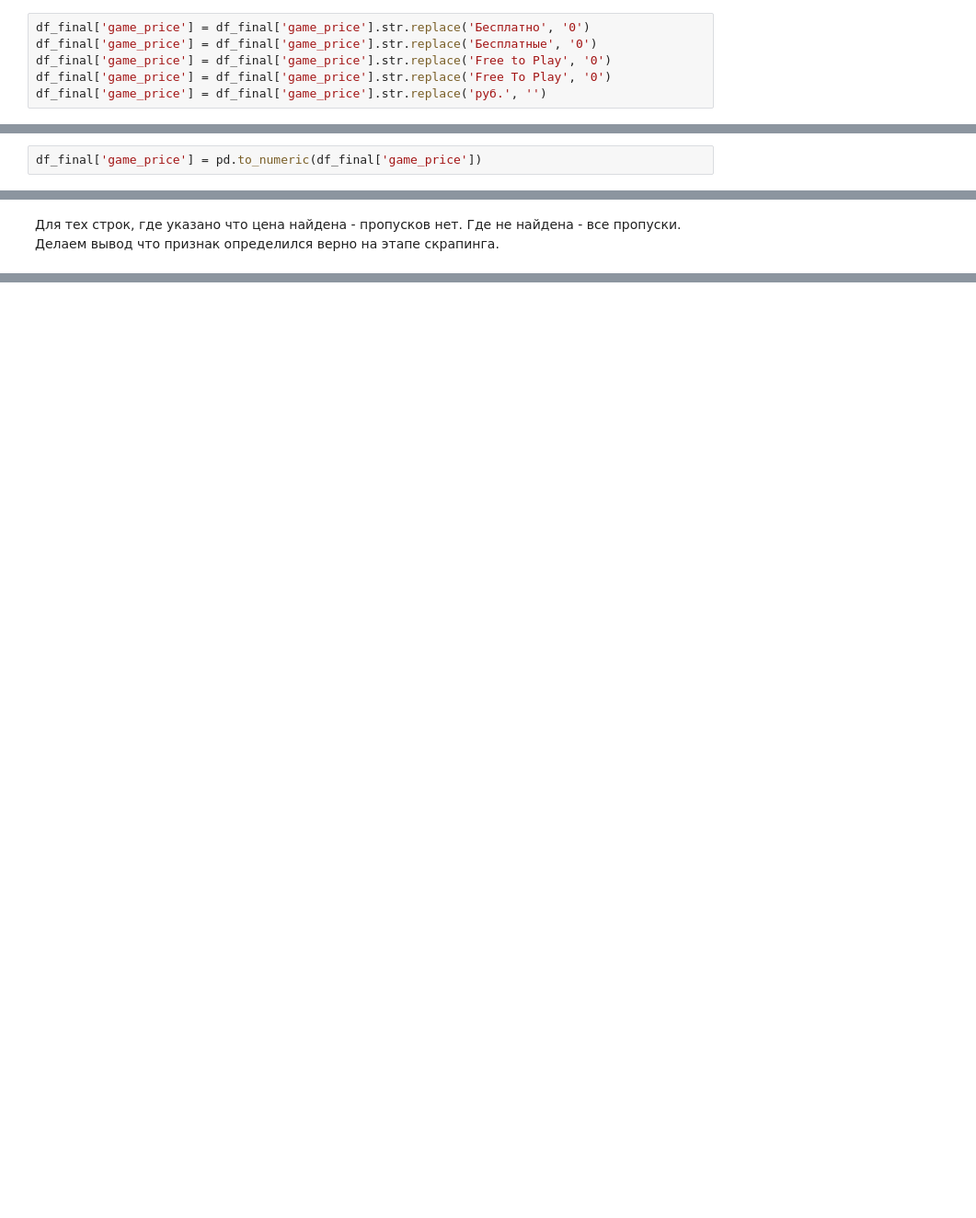
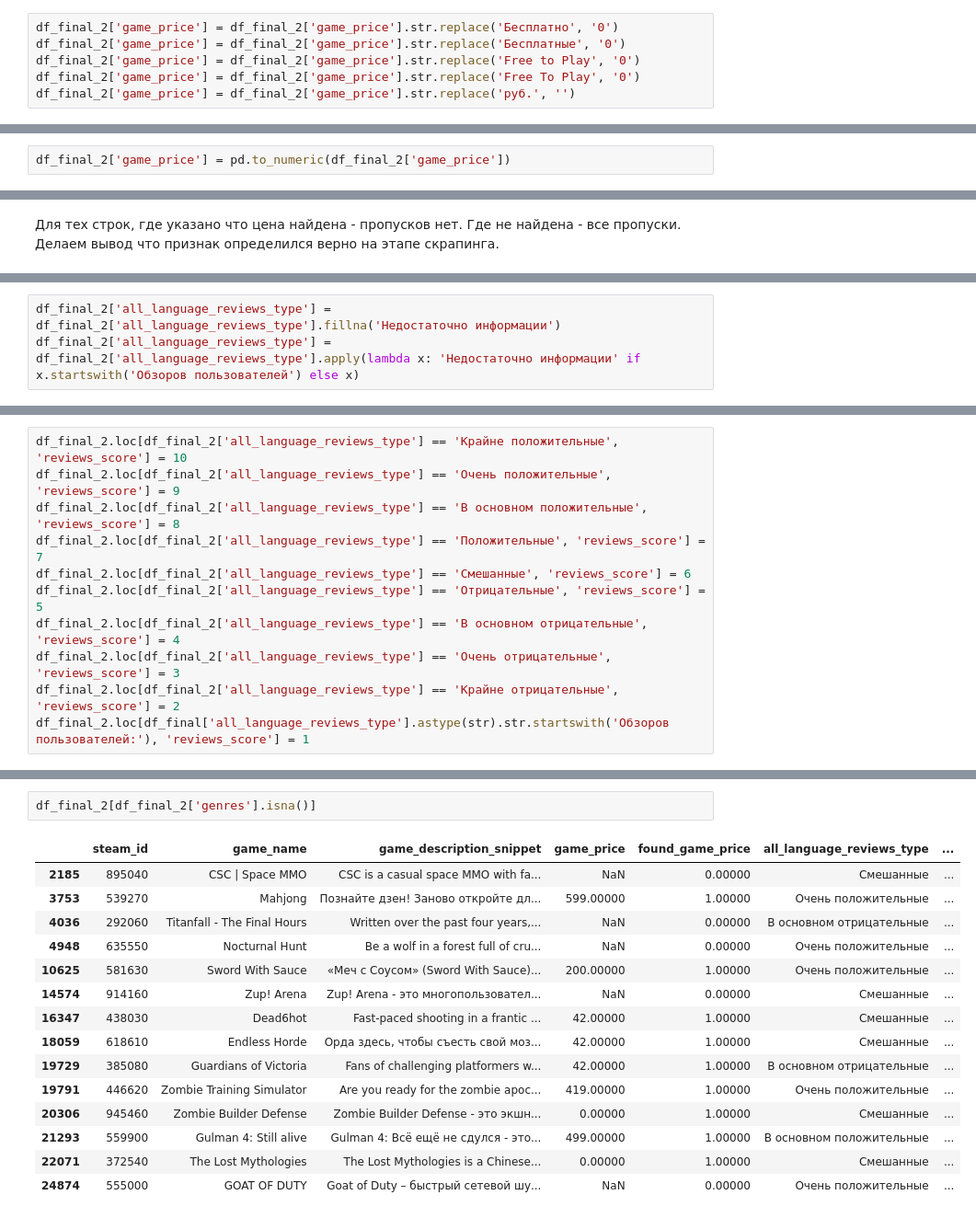
Before and after one commit to ylevennn/smadimo-gp-2, a Jupyter notebook: src/eda/clean_final_dataset.ipynb, the cells around one changed output, grey strips where cells are left out. Shown at 92% size. Drawn from its saved outputs; the diff is of its cells as text; blank space fills up the shorter version.

```diff
--- a/src/eda/clean_final_dataset.ipynb
+++ b/src/eda/clean_final_dataset.ipynb
@@ -184,13 +298,13 @@ Name: count, dtype: int64
 
 Заменим их все на 0, а также уберем "руб."
 # %%
-df_final['game_price'] = df_final['game_price'].str.replace('Бесплатно', '0')
-df_final['game_price'] = df_final['game_price'].str.replace('Бесплатные', '0')
-df_final['game_price'] = df_final['game_price'].str.replace('Free to Play', '0')
-df_final['game_price'] = df_final['game_price'].str.replace('Free To Play', '0')
-df_final['game_price'] = df_final['game_price'].str.replace('руб.', '')
+df_final_2['game_price'] = df_final_2['game_price'].str.replace('Бесплатно', '0')
+df_final_2['game_price'] = df_final_2['game_price'].str.replace('Бесплатные', '0')
+df_final_2['game_price'] = df_final_2['game_price'].str.replace('Free to Play', '0')
+df_final_2['game_price'] = df_final_2['game_price'].str.replace('Free To Play', '0')
+df_final_2['game_price'] = df_final_2['game_price'].str.replace('руб.', '')
 # %% [markdown]
 Попробуем теперь применить pd.to_numeric уже в исходном df и без указания errors='coerce'. Если все пройдет без ошибок, знвчит все значения числовые, если будет ошибка то продолжим разбираться
 # %%
-df_final['game_price'] = pd.to_numeric(df_final['game_price'])
+df_final_2['game_price'] = pd.to_numeric(df_final_2['game_price'])
 # %%
@@ -333,0 +363,3 @@ df_final_2.to_csv('../../data/df_final_2.csv', index=False)
+# %%
+df_final_2['all_language_reviews_type'] = df_final_2['all_language_reviews_type'].fillna('Недостаточно информации')
+df_final_2['all_language_reviews_type'] = df_final_2['all_language_reviews_type'].apply(lambda x: 'Недостаточно информации' if x.startswith('Обзоров пользователей') else x)
@@ -333,0 +390,11 @@ df_final_2.to_csv('../../data/df_final_2.csv', index=False)
+# %%
+df_final_2.loc[df_final_2['all_language_reviews_type'] == 'Крайне положительные', 'reviews_score'] = 10
+df_final_2.loc[df_final_2['all_language_reviews_type'] == 'Очень положительные', 'reviews_score'] = 9
+df_final_2.loc[df_final_2['all_language_reviews_type'] == 'В основном положительные', 'reviews_score'] = 8
+df_final_2.loc[df_final_2['all_language_reviews_type'] == 'Положительные', 'reviews_score'] = 7
+df_final_2.loc[df_final_2['all_language_reviews_type'] == 'Смешанные', 'reviews_score'] = 6
+df_final_2.loc[df_final_2['all_language_reviews_type'] == 'Отрицательные', 'reviews_score'] = 5
+df_final_2.loc[df_final_2['all_language_reviews_type'] == 'В основном отрицательные', 'reviews_score'] = 4
+df_final_2.loc[df_final_2['all_language_reviews_type'] == 'Очень отрицательные', 'reviews_score'] = 3
+df_final_2.loc[df_final_2['all_language_reviews_type'] == 'Крайне отрицательные', 'reviews_score'] = 2
+df_final_2.loc[df_final['all_language_reviews_type'].astype(str).str.startswith('Обзоров пользователей:'), 'reviews_score'] = 1
@@ -333,0 +429,18 @@ df_final_2.to_csv('../../data/df_final_2.csv', index=False)
+# %%
+df_final_2[df_final_2['genres'].isna()]
+# %% [output]
+|  | steam_id | game_name | game_description_snippet | game_price | found_game_price | all_language_reviews_type | ... |
+| 2185 | 895040 | CSC | Space MMO | CSC is a casual space MMO with fa... | NaN | 0.00000 | Смешанные | ... |
+| 3753 | 539270 | Mahjong | Познайте дзен! Заново откройте дл... | 599.00000 | 1.00000 | Очень положительные | ... |
+| 4036 | 292060 | Titanfall - The Final Hours | Written over the past four years,... | NaN | 0.00000 | В основном отрицательные | ... |
+| 4948 | 635550 | Nocturnal Hunt | Be a wolf in a forest full of cru... | NaN | 0.00000 | Очень положительные | ... |
+| 10625 | 581630 | Sword With Sauce | «Меч с Соусом» (Sword With Sauce)... | 200.00000 | 1.00000 | Очень положительные | ... |
+| 14574 | 914160 | Zup! Arena | Zup! Arena - это многопользовател... | NaN | 0.00000 | Смешанные | ... |
+| 16347 | 438030 | Dead6hot | Fast-paced shooting in a frantic ... | 42.00000 | 1.00000 | Смешанные | ... |
+| 18059 | 618610 | Endless Horde | Орда здесь, чтобы съесть свой моз... | 42.00000 | 1.00000 | Смешанные | ... |
+| 19729 | 385080 | Guardians of Victoria | Fans of challenging platformers w... | 42.00000 | 1.00000 | В основном отрицательные | ... |
+| 19791 | 446620 | Zombie Training Simulator | Are you ready for the zombie apoc... | 419.00000 | 1.00000 | Очень положительные | ... |
+| 20306 | 945460 | Zombie Builder Defense | Zombie Builder Defense - это экшн... | 0.00000 | 1.00000 | Смешанные | ... |
+| 21293 | 559900 | Gulman 4: Still alive | Gulman 4: Всё ещё не сдулся - это... | 499.00000 | 1.00000 | В основном положительные | ... |
+| 22071 | 372540 | The Lost Mythologies | The Lost Mythologies is a Chinese... | 0.00000 | 1.00000 | Смешанные | ... |
+| 24874 | 555000 | GOAT OF DUTY | Goat of Duty – быстрый сетевой шу... | NaN | 0.00000 | Очень положительные | ... |
```
Also changed, not shown: parts of 67 cells of this notebook, 3 other files.
